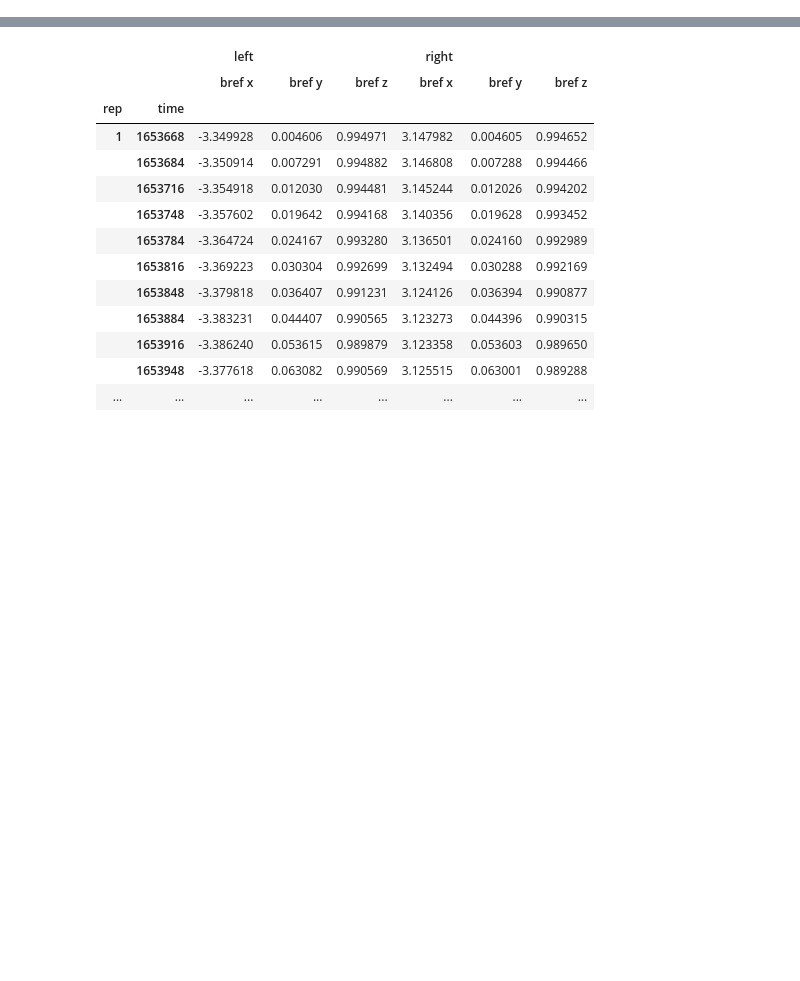
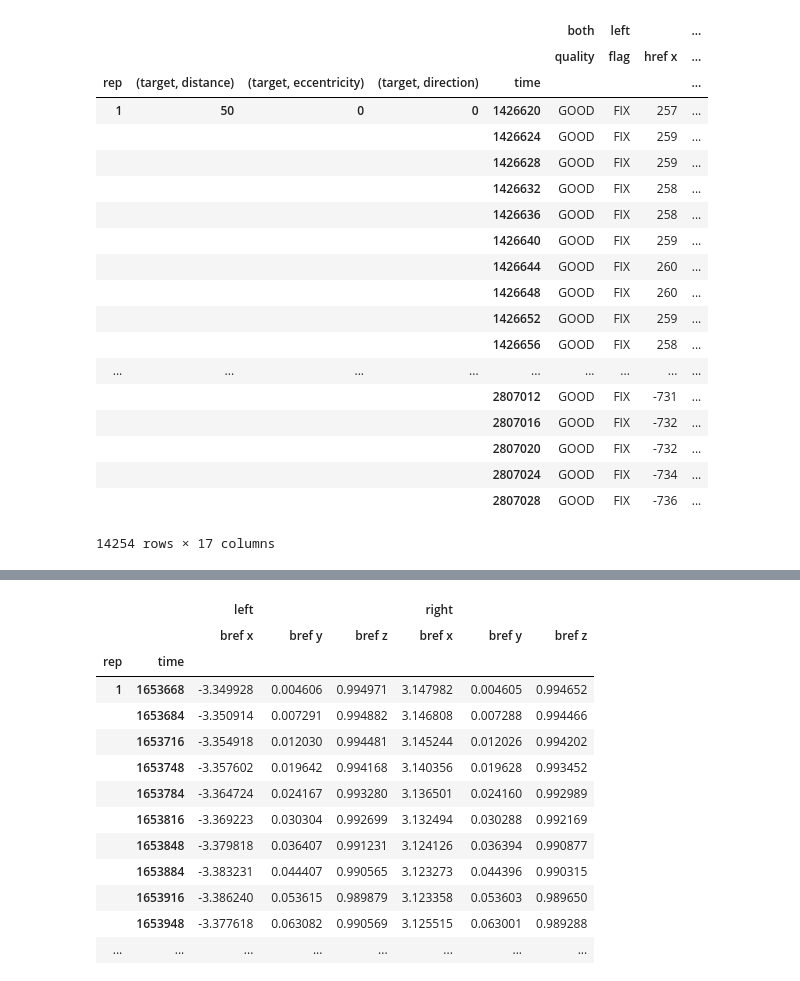
Before and after one commit to Berkeley-BORIS/BORIS_Code, a Jupyter notebook: parsed gaze data example.ipynb, the cells around one changed output, grey strips where cells are left out. Drawn from its saved outputs; the diff is of its cells as text; code cells hidden in the pictures; blank space fills up the shorter version.

```diff
--- a/parsed gaze data example.ipynb
+++ b/parsed gaze data example.ipynb
@@ -65,0 +71,23 @@ rt_data
+# %%
+rt_data
+# %% [output]
+|  |  |  |  |  | both | left |  | ... |
+|  |  |  |  |  | quality | flag | href x | ... |
+| rep | (target, distance) | (target, eccentricity) | (target, direction) | time |  |  |  | ... |
+| 1 | 50 | 0 | 0 | 1426620 | GOOD | FIX | 257 | ... |
+|  |  |  |  | 1426624 | GOOD | FIX | 259 | ... |
+|  |  |  |  | 1426628 | GOOD | FIX | 259 | ... |
+|  |  |  |  | 1426632 | GOOD | FIX | 258 | ... |
+|  |  |  |  | 1426636 | GOOD | FIX | 258 | ... |
+|  |  |  |  | 1426640 | GOOD | FIX | 259 | ... |
+|  |  |  |  | 1426644 | GOOD | FIX | 260 | ... |
+|  |  |  |  | 1426648 | GOOD | FIX | 260 | ... |
+|  |  |  |  | 1426652 | GOOD | FIX | 259 | ... |
+|  |  |  |  | 1426656 | GOOD | FIX | 258 | ... |
+| ... | ... | ... | ... | ... | ... | ... | ... | ... |
+|  |  |  |  | 2807012 | GOOD | FIX | -731 | ... |
+|  |  |  |  | 2807016 | GOOD | FIX | -732 | ... |
+|  |  |  |  | 2807020 | GOOD | FIX | -732 | ... |
+|  |  |  |  | 2807024 | GOOD | FIX | -734 | ... |
+|  |  |  |  | 2807028 | GOOD | FIX | -736 | ... |
+14254 rows × 17 columns
```
Also changed, not shown: parts of 5 cells of this notebook.
